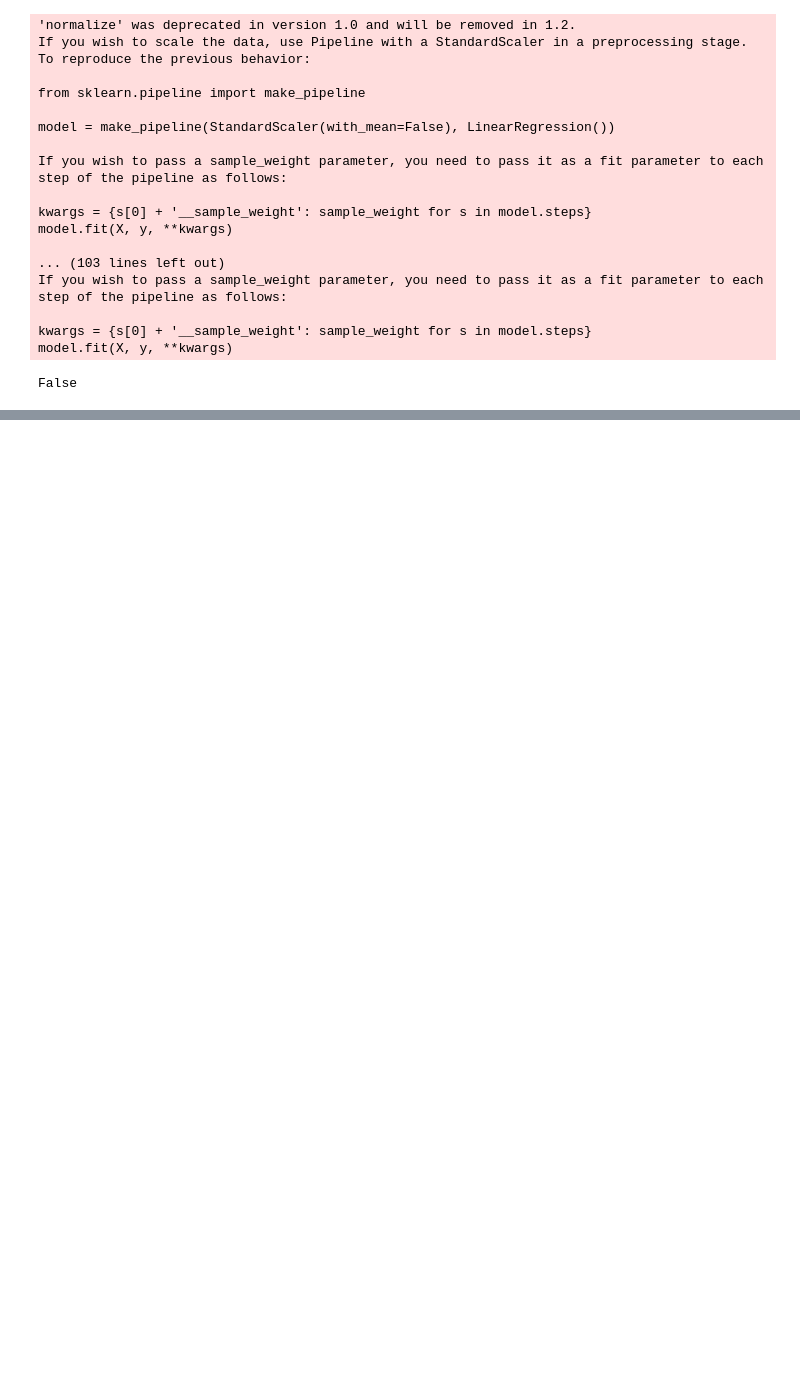
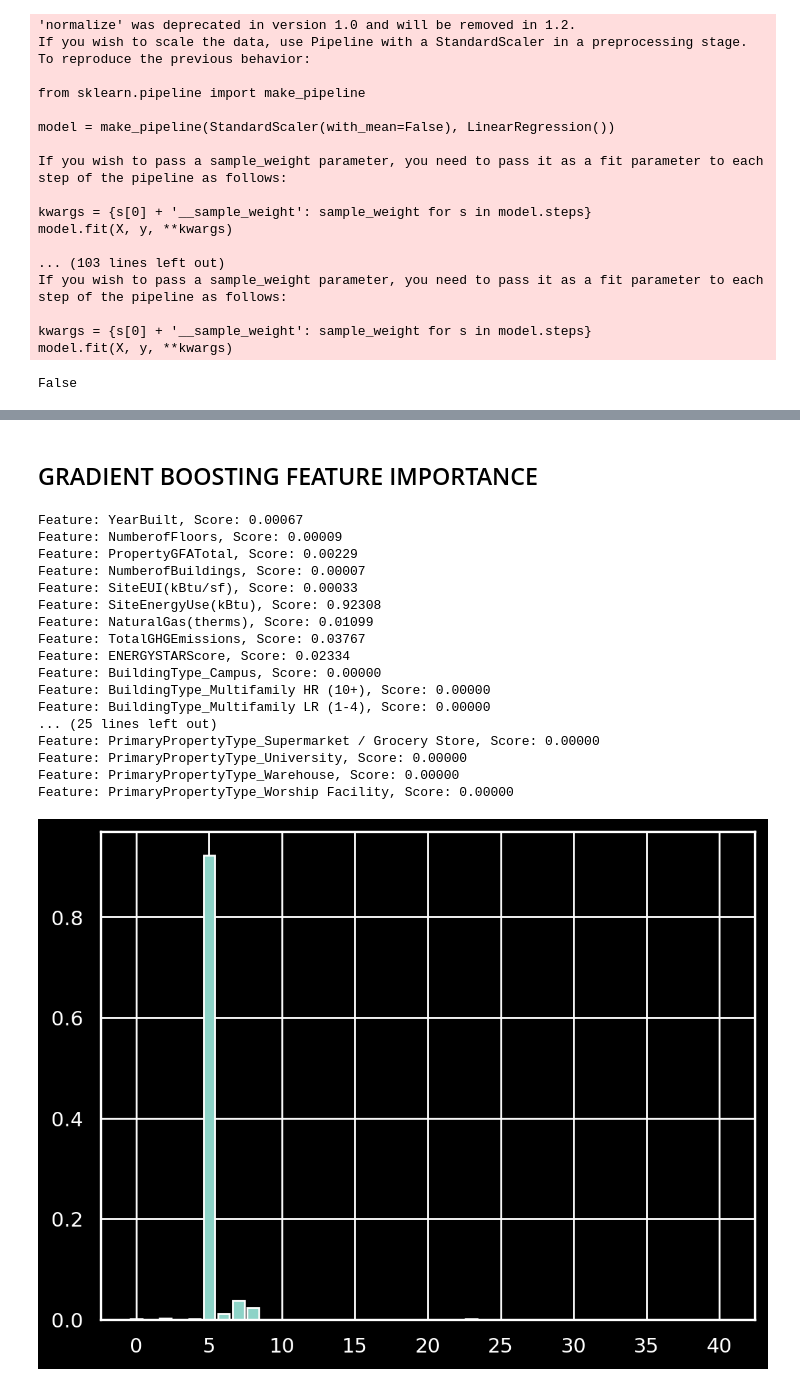
Before and after one commit to random-agile/Anticipate-Energy-Needs, a Jupyter notebook: Projet_3_Machine_Learning.ipynb, the cells around one changed output, grey strips where cells are left out. Saved outputs shown, nothing was run; the diff lists cells and outputs as text; code cells hidden in the pictures; blank space fills up the shorter version.

Commit message:
GridSearch

```diff
--- a/Projet_3_Machine_Learning.ipynb
+++ b/Projet_3_Machine_Learning.ipynb
@@ -342,7 +354,7 @@ model.fit(X, y, **kwargs)
 False
 # %%
 model_linear = LinearRegression()
-parameters = {'fit_intercept':[False, False]}
+parameters = {'fit_intercept':[True, False]}
 grid_linear = GridSearchCV(model_linear, parameters, cv=3)
 
 grid_linear.fit(X_train, y_train)
@@ -375,0 +372,18 @@ mse_linear
+# %%
+#Gradient Boosting grid search
+model_gbr = GradientBoostingRegressor(random_state=42)
+# gbr = GradientBoostingRegressor(n_estimators=100, learning_rate=0.1, max_depth=1, random_state=42)
+
+parameters = {'n_estimators':[1,50,100], 'learning_rate':[0.1,0.01], 'max_depth':[1,5]}
+grid_gbr = GridSearchCV(model_gbr, parameters, cv=3)
+
+grid_gbr.fit(X_train, y_train)
+
+# sorted(grid_linear.cv_results_.keys())
+
+best_model_gbr = grid_gbr.best_estimator_
+
+y_pred_gbr_best_model = best_model.predict(X_test)
+mse_gbr_best_model = mean_squared_error(y_test, y_pred_gbr_best_model)
+
+mse_gbr_best_model > mse_linear_regression_best_model
@@ -375,0 +471,31 @@ mse_linear
+# %% [markdown]
+## GRADIENT BOOSTING FEATURE IMPORTANCE
+# %%
+# get importance
+importance = best_model_gbr.feature_importances_
+# summarize feature importance
+for i,v in enumerate(importance):
+print('Feature: %s, Score: %.5f' % (list_features[i],v))
+# plot feature importance
+plt.bar([x for x in range(len(importance))], importance)
+plt.show()
+#plt rajouter noms des axes, titres, etc
+# %% [output]
+Feature: YearBuilt, Score: 0.00067
+Feature: NumberofFloors, Score: 0.00009
+Feature: PropertyGFATotal, Score: 0.00229
+Feature: NumberofBuildings, Score: 0.00007
+Feature: SiteEUI(kBtu/sf), Score: 0.00033
+Feature: SiteEnergyUse(kBtu), Score: 0.92308
+Feature: NaturalGas(therms), Score: 0.01099
+Feature: TotalGHGEmissions, Score: 0.03767
+Feature: ENERGYSTARScore, Score: 0.02334
+Feature: BuildingType_Campus, Score: 0.00000
+Feature: BuildingType_Multifamily HR (10+), Score: 0.00000
+Feature: BuildingType_Multifamily LR (1-4), Score: 0.00000
+... (25 lines left out)
+Feature: PrimaryPropertyType_Supermarket / Grocery Store, Score: 0.00000
+Feature: PrimaryPropertyType_University, Score: 0.00000
+Feature: PrimaryPropertyType_Warehouse, Score: 0.00000
+Feature: PrimaryPropertyType_Worship Facility, Score: 0.00000
+[figure, added]
```
Also changed, not shown: parts of 29 cells of this notebook, 2 other files.
